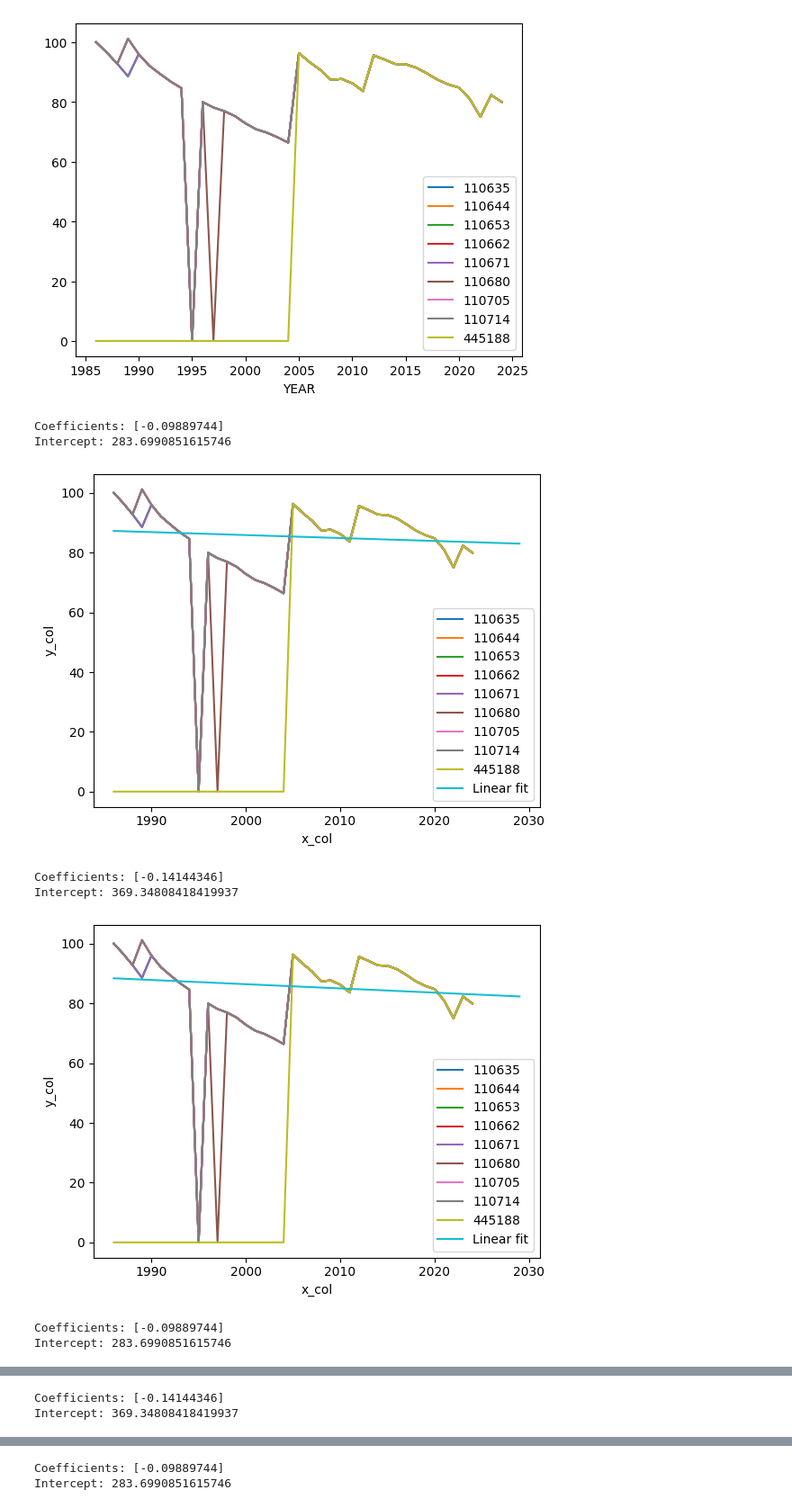
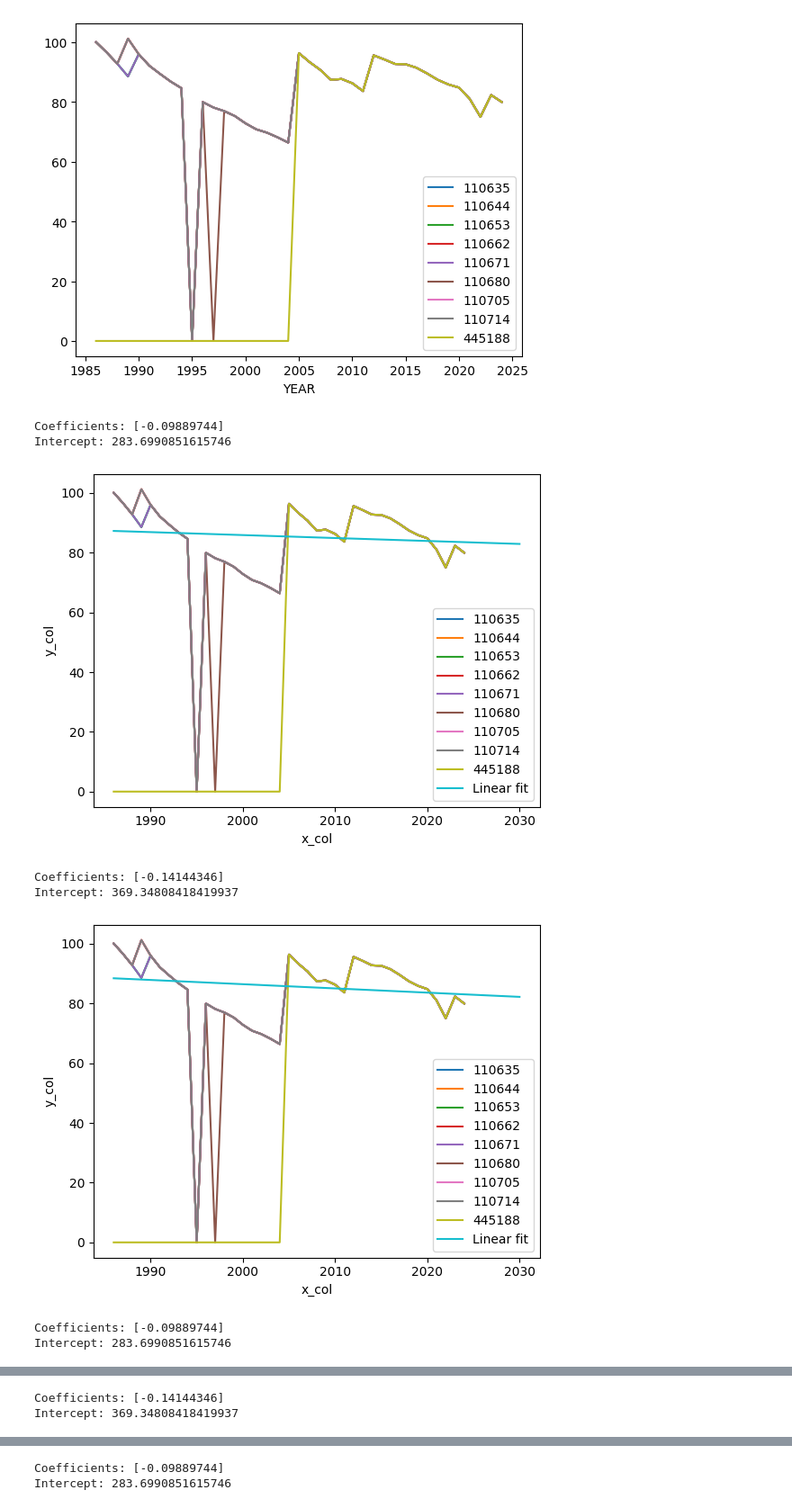
Before and after one commit to JWanderer73/UC-Application-Cost-Analysis, a Jupyter notebook: school_application_fee_prediction.ipynb, the cells around one changed output, grey strips where cells are left out. Shown at 90% size. Cells and saved outputs as stored; diff of their text form; code cells hidden in the pictures.

```diff
--- a/school_application_fee_prediction.ipynb
+++ b/school_application_fee_prediction.ipynb
@@ -170,7 +170,7 @@ unitids = [
     "445188"
 ]
 
-horizon = 5
+horizon = 6
 
 all_predictions = []
 
@@ -202,36 +202,36 @@ for schoolid in unitids:
 
     # df.plot(x="YEAR", y=unitids)
     # plt.plot(all_years, y_pred, label="Linear fit")
     # plt.xlabel("x_col")
     # plt.ylabel("y_col")
     # plt.legend()
     # plt.show()
 
     # inflation-adjusted
     model.fit(training_years, inflat_app_cost)
     print("Coefficients:", model.coef_)
     print("Intercept:", model.intercept_)
     y_pred = model.predict(all_years)
 
     all_predictions.append(pd.DataFrame({
         "YEAR" : all_years.iloc[:, 0],
         unitid_to_school[schoolid] : y_pred
     }))
 
     inflation_adjusted.plot(x="YEAR", y=unitids)
     plt.plot(all_years, y_pred, label="Linear fit")
     plt.xlabel("x_col")
     plt.ylabel("y_col")
     plt.legend()
     plt.show()
 
 # note: while the graph shows the 0 point (1995), the linear regression ignores it
 # %% [output]
 Coefficients: [-0.09889744]
 Intercept: 283.6990851615746
-[figure, old version]
+[figure, new version]
 Coefficients: [-0.14144346]
 Intercept: 369.34808418419937
-[figure, old version]
+[figure, new version]
 Coefficients: [-0.09889744]
 Intercept: 283.6990851615746
```
Also changed, not shown: parts of 2 cells of this notebook, 3 other files.
